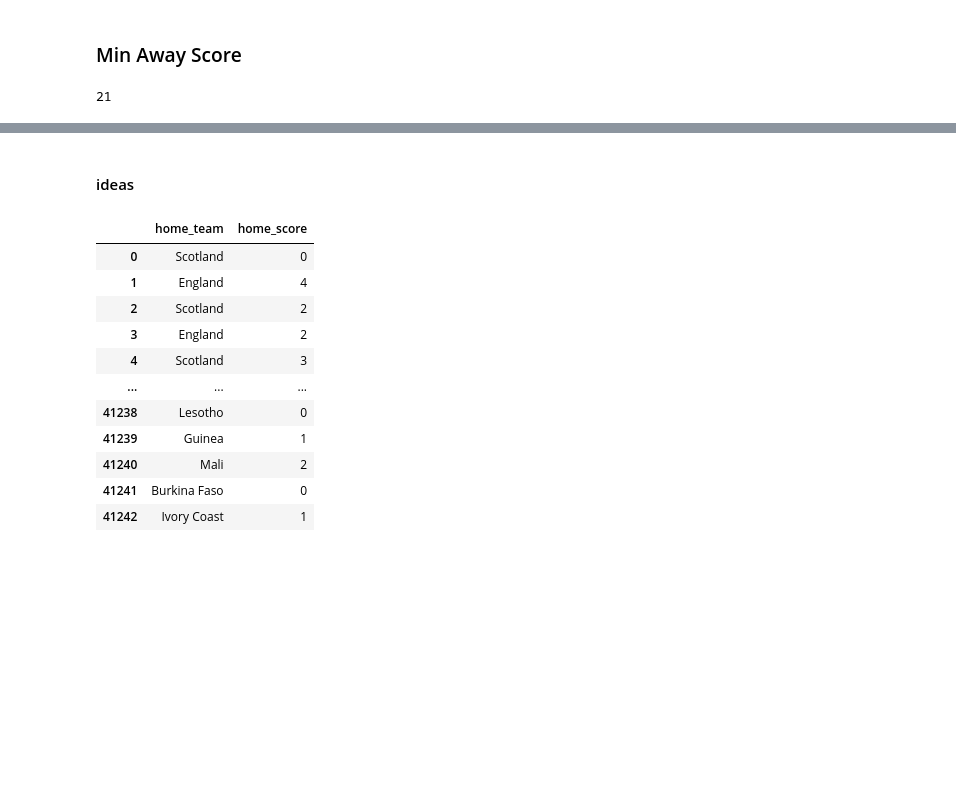
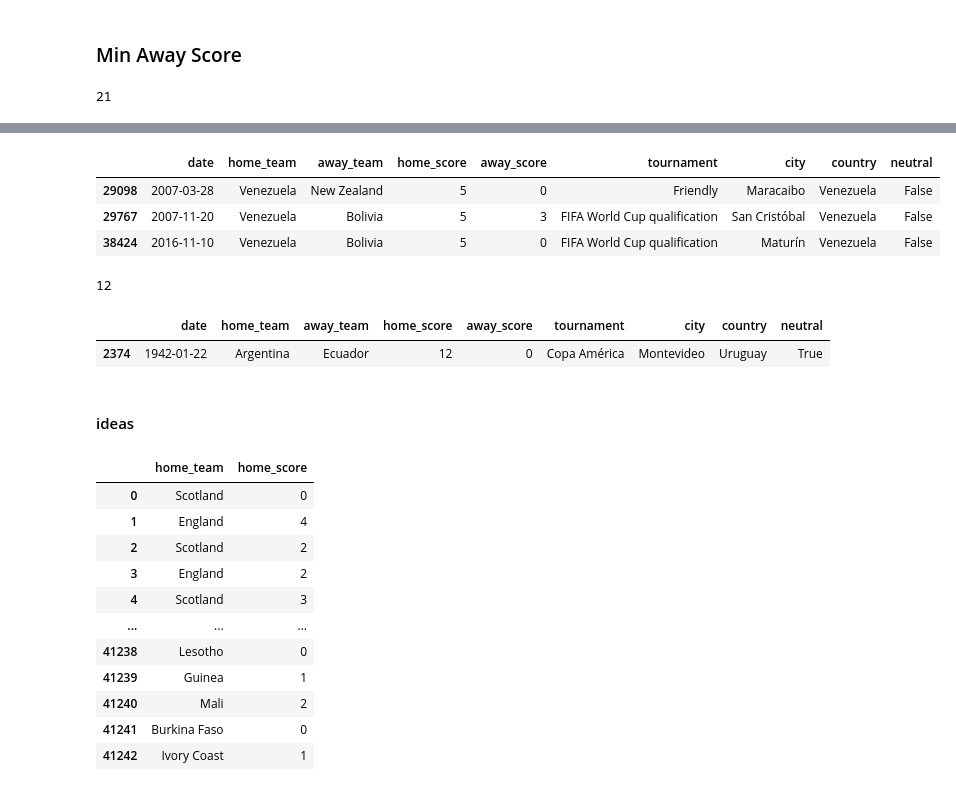
Before and after one commit to DanielMart-tech/Data-Science-Project1, a Jupyter notebook: Data Science Project 1.ipynb, the cells around one changed output, grey strips where cells are left out. Drawn from its saved outputs; the diff is of its cells as text; code cells hidden in the pictures; blank space fills up the shorter version.

```diff
--- a/Data Science Project 1.ipynb
+++ b/Data Science Project 1.ipynb
@@ -122,3 +163,20 @@ away.max()
+# %%
+football_data[(football_data["home_team"] == "Venezuela") & (football_data["home_score"] == 5)]
+# %% [output]
+|  | date | home_team | away_team | home_score | away_score | tournament | city | country | neutral |
+| 29098 | 2007-03-28 | Venezuela | New Zealand | 5 | 0 | Friendly | Maracaibo | Venezuela | False |
+| 29767 | 2007-11-20 | Venezuela | Bolivia | 5 | 3 | FIFA World Cup qualification | San Cristóbal | Venezuela | False |
+| 38424 | 2016-11-10 | Venezuela | Bolivia | 5 | 0 | FIFA World Cup qualification | Maturín | Venezuela | False |
+# %%
+argentina = football_data[(football_data["home_team"] == "Argentina")]
+argentina["home_score"].max()
+# %% [output]
+12
+# %%
+football_data[(football_data["home_team"] == "Argentina") & (football_data["home_score"] == 12)]
+# %% [output]
+|  | date | home_team | away_team | home_score | away_score | tournament | city | country | neutral |
+| 2374 | 1942-01-22 | Argentina | Ecuador | 12 | 0 | Copa América | Montevideo | Uruguay | True |
 # %% [markdown]
 #### ideas
 # %%
```
Also changed, not shown: parts of 4 cells of this notebook.
